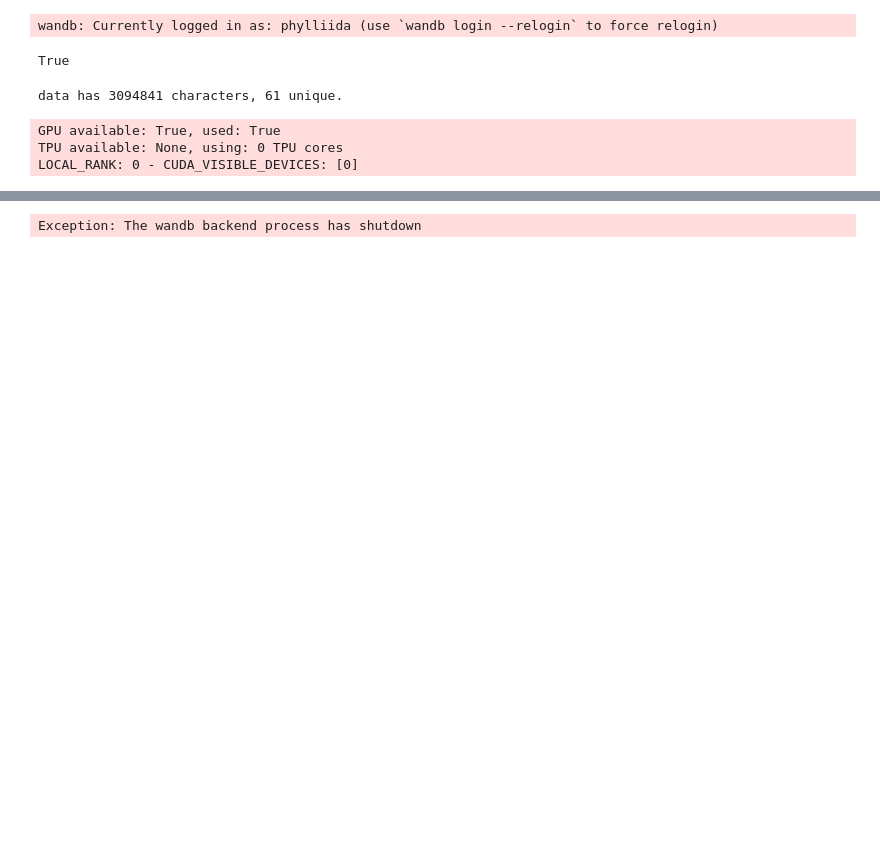
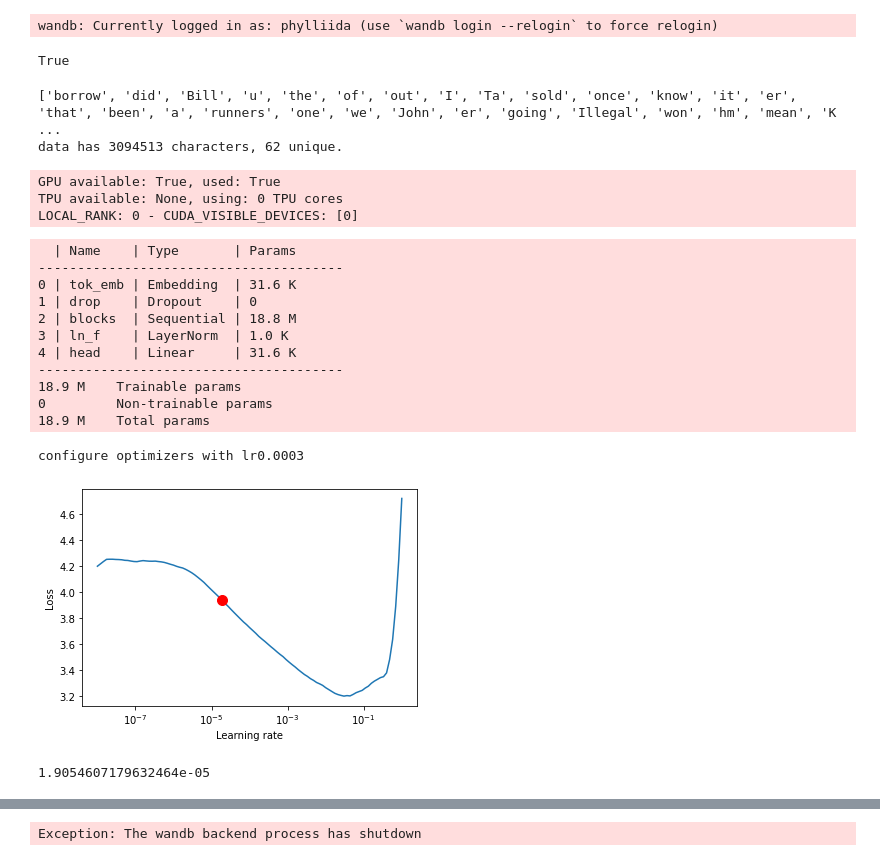
Before and after one commit to Phylliida/ailearning, a Jupyter notebook: textTemplate.ipynb, the cells around one changed output, grey strips where cells are left out. Cells and saved outputs as stored; diff of their text form; code cells hidden in the pictures; blank space fills up the shorter version.

Commit message:
Fixed up the text template and started word shuffle experiment, also added checkpointing

```diff
--- a/textTemplate.ipynb
+++ b/textTemplate.ipynb
@@ -18,30 +19,43 @@ wandb: Currently logged in as: phylliida (use `wandb login --relogin` to force r
 True
 # %%
 # setup data
-
+#
+import random
 text_data = CharDataModule(text_path="bncsplitwords.txt", block_size=128, train_weight=100, valid_weight=1, test_weight=1, batch_size=256)
-text_data.text = text_data.text
+words = list(text_data.text.split())
+random.shuffle(words)
+print(words[0:100])
+text_data.text = " ".join(words) + "\n\t" # newline and tab at end so character mapping is still same
 text_data.prepare_data()
 text_data.setup()
 
 # grab samples to log predictions on
 samples = next(iter(text_data.val_dataloader()))
 # %% [output]
-data has 3094841 characters, 61 unique.
+['borrow', 'did', 'Bill', 'u', 'the', 'of', 'out', 'I', 'Ta', 'sold', 'once', 'know', 'it', 'er', 'that', 'been', 'a', 'runners', 'one', 'we', 'John', 'er', 'going', 'Illegal', 'won', 'hm', 'mean', 'K ...
+data has 3094513 characters, 62 unique.
 # %%
 # connect to logging weights and biases, see documentation for more info https://docs.wandb.com/integrations/lightning
 wandb_logger = WandbLogger(project="text-template")
 # %%
 # create the trainer
 # TODO: autoscale batch size
+from pytorch_lightning.callbacks import ModelCheckpoint
+import time
+# TODO: learning rate decay
+from lr_logger import LearningRateLogger
+lr_logger = LearningRateLogger(logging_interval='step')
+ckptPath = "ckpts/" + time.strftime('%a_%d_%b_%Y_%H_%M_%S_GMT', time.localtime())
+#checkpoint_callback = ModelCheckpoint(monitor='train/loss', dirpath="checkpoints/" + ckptPath, filename='{epoch}', save_last=True, save_top_k=-1)
 trainer = pl.Trainer(
     logger=wandb_logger,    # W&B integration
-    log_every_n_steps=1,   # set the logging frequency
+    log_every_n_steps=4,   # set the logging frequency
     gpus=-1,                # use all GPUs
-    max_epochs=1,           # number of epochs
+    max_epochs=200,           # number of epochs
     deterministic=True,     # keep it deterministic
     gradient_clip_val=1.0,  # gradient clipping
-    callbacks=[] # see Callbacks section
+    callbacks=[lr_logger],
+    auto_lr_find=True
     )
 # %% [output]
 GPU available: True, used: True
@@ -49,9 +63,35 @@ TPU available: None, using: 0 TPU cores
 LOCAL_RANK: 0 - CUDA_VISIBLE_DEVICES: [0]
 # %%
 
+#model = GPT.load_from_checkpoint("chkps/Wed_16_Dec_2020_17_54_23_GMT/last.ckpt")
 # setup model
 mconf = GPTConfig(vocab_size=text_data.vocab_size, block_size=text_data.block_size,
-                  n_layer=4, n_head=4, n_embd=512-(512%4))
-model = GPT(mconf, text_data)
+                  n_layer=6, n_head=6, n_embd=512-(512%6), ckpt_path=ckptPath)
+model = GPT(mconf, text_data, trainer)
+# %%
+# lr find
+lr_finder = trainer.tuner.lr_find(model, train_dataloader=text_data.train_dataloader())
+fig = lr_finder.plot(suggest=True)
+fig.show()
+# %% [output]
+  | Name    | Type       | Params
+---------------------------------------
+0 | tok_emb | Embedding  | 31.6 K
+1 | drop    | Dropout    | 0
+2 | blocks  | Sequential | 18.8 M
+3 | ln_f    | LayerNorm  | 1.0 K
+4 | head    | Linear     | 31.6 K
+---------------------------------------
+18.9 M    Trainable params
+0         Non-trainable params
+18.9 M    Total params
+configure optimizers with lr0.0003
+[figure, added]
+# %%
+new_lr = lr_finder.suggestion()
+print(new_lr)
+model.hparams.lr = new_lr
+# %% [output]
+1.9054607179632464e-05
 # %%
 
```
Also changed, not shown: parts of 6 cells of this notebook, 2 other files.
